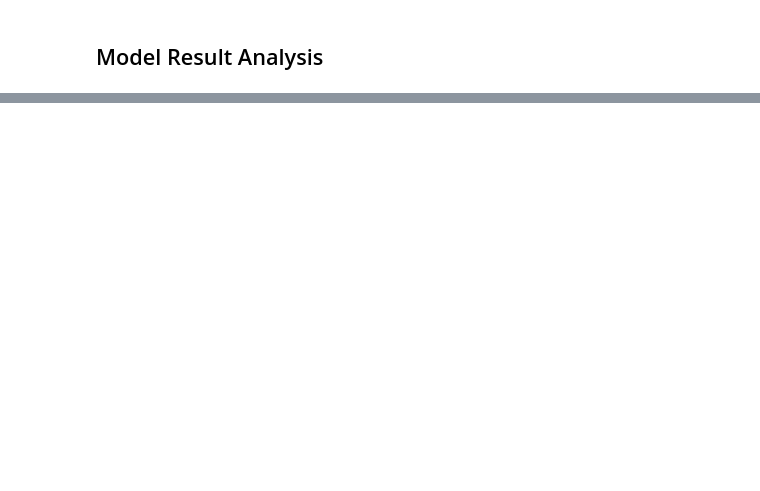
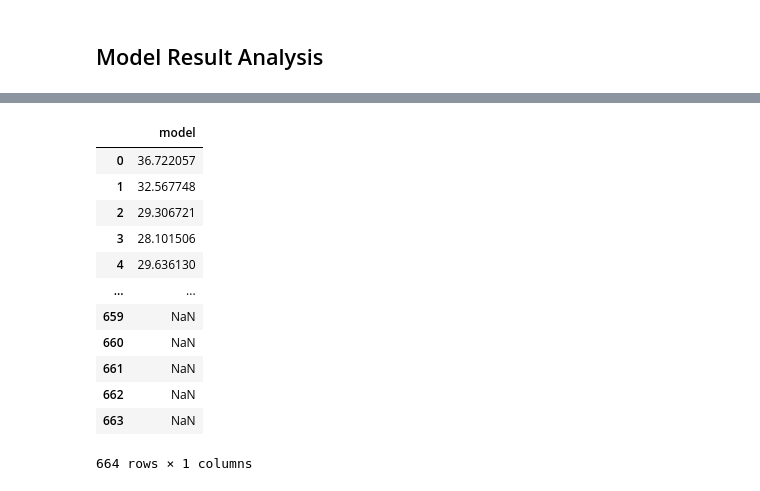
Before and after one commit to oscarwoodi/water-demand-forecasting-neural-networks, a Jupyter notebook: src/results.ipynb, the cells around one changed output, grey strips where cells are left out. Saved outputs shown, nothing was run; the diff lists cells and outputs as text; code cells hidden in the pictures; blank space fills up the shorter version.

```diff
--- a/src/results.ipynb
+++ b/src/results.ipynb
@@ -321,3 +327,20 @@ def decomposition_metrics(forecast_df):
     metrics_df = pd.DataFrame.from_records([metrics])
 
     return metrics_df
+# %%
+a = pd.concat([forecast_df['model'], forecast_df['model']], axis=1)
+a['model'].iloc[:, :1]
+# %% [output]
+|  | model |
+| 0 | 36.722057 |
+| 1 | 32.567748 |
+| 2 | 29.306721 |
+| 3 | 28.101506 |
+| 4 | 29.636130 |
+| ... | ... |
+| 659 | NaN |
+| 660 | NaN |
+| 661 | NaN |
+| 662 | NaN |
+| 663 | NaN |
+664 rows × 1 columns
```
Also changed, not shown: parts of 11 cells of this notebook, 12 other files.
